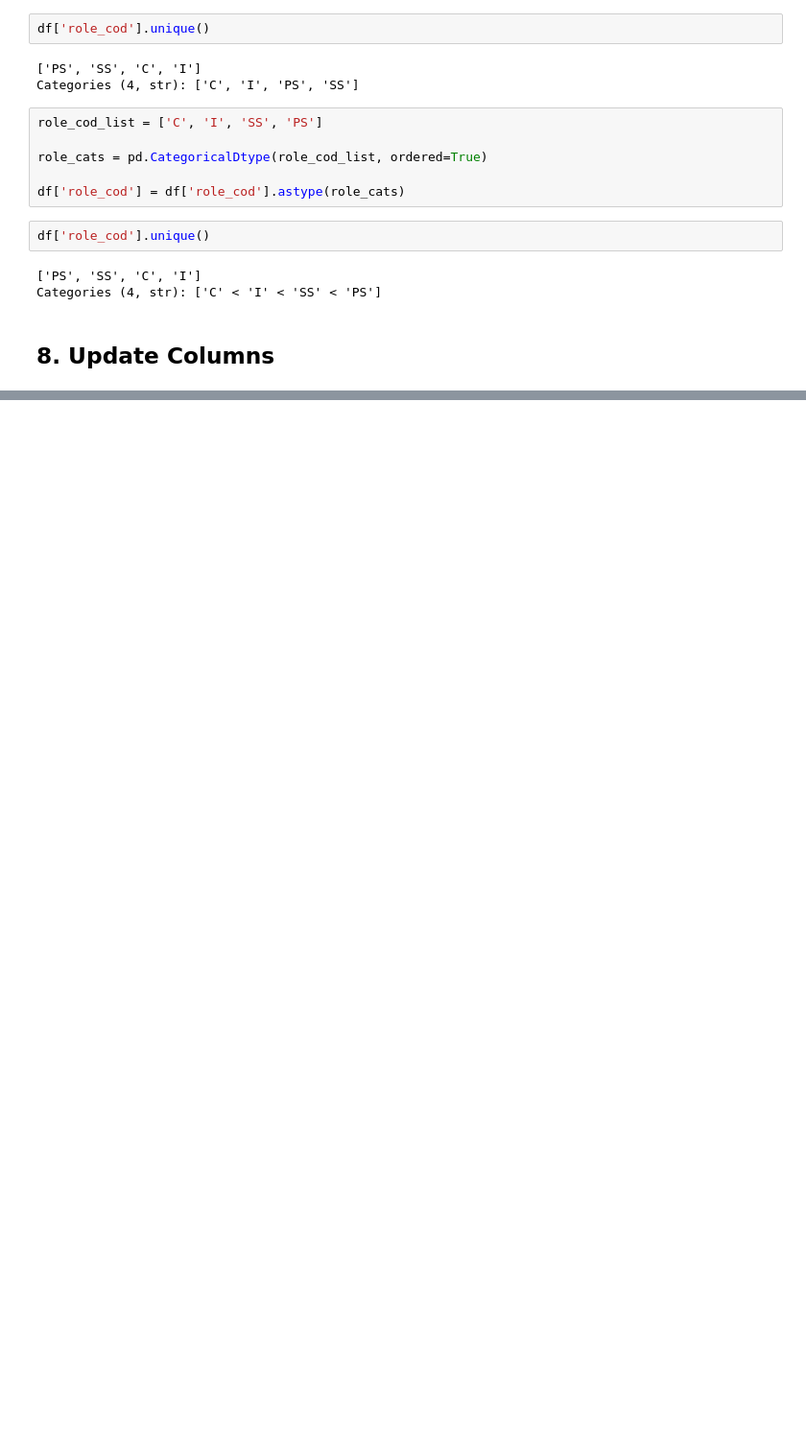
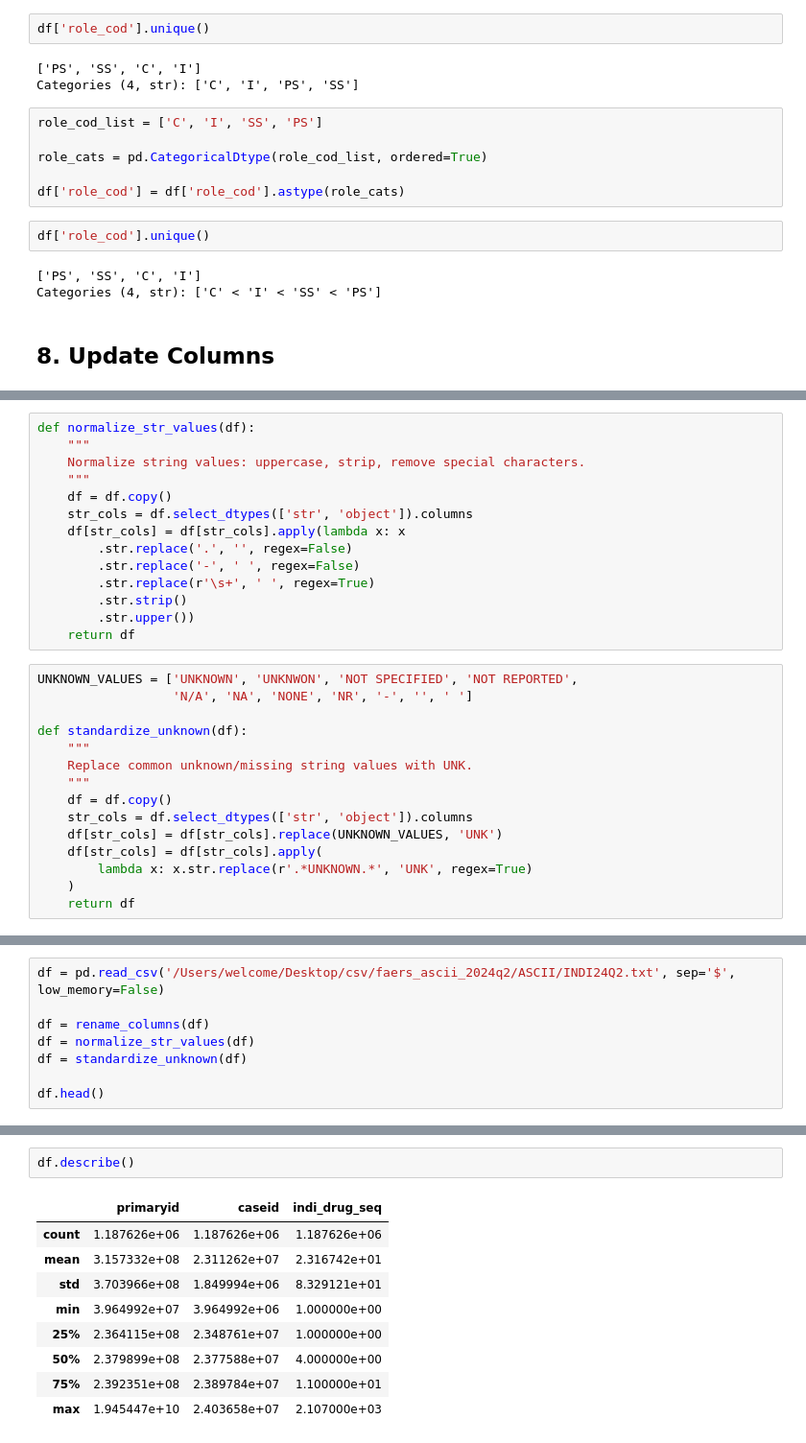
Before and after one commit to zlnvsky/drug-safety-analytics, a Jupyter notebook: notebooks/Untitled.ipynb, the cells around one changed output, grey strips where cells are left out. Shown at 96% size. Saved outputs shown, nothing was run; the diff lists cells and outputs as text; blank space fills up the shorter version.

```diff
--- a/notebooks/Untitled.ipynb
+++ b/notebooks/Untitled.ipynb
@@ -1054,0 +1074,29 @@ df
+# %%
+def normalize_str_values(df):
+    """
+    Normalize string values: uppercase, strip, remove special characters.
+    """
+    df = df.copy()
+    str_cols = df.select_dtypes(['str', 'object']).columns
+    df[str_cols] = df[str_cols].apply(lambda x: x
+        .str.replace('.', '', regex=False)
+        .str.replace('-', ' ', regex=False)
+        .str.replace(r'\s+', ' ', regex=True)
+        .str.strip()
+        .str.upper())
+    return df
+# %%
+UNKNOWN_VALUES = ['UNKNOWN', 'UNKNWON', 'NOT SPECIFIED', 'NOT REPORTED',
+                  'N/A', 'NA', 'NONE', 'NR', '-', '', ' ']
+
+def standardize_unknown(df):
+    """
+    Replace common unknown/missing string values with UNK.
+    """
+    df = df.copy()
+    str_cols = df.select_dtypes(['str', 'object']).columns
+    df[str_cols] = df[str_cols].replace(UNKNOWN_VALUES, 'UNK')
+    df[str_cols] = df[str_cols].apply(
+        lambda x: x.str.replace(r'.*UNKNOWN.*', 'UNK', regex=True)
+    )
+    return df
@@ -1054,0 +1105,8 @@ df
+# %%
+df = pd.read_csv('/Users/welcome/Desktop/csv/faers_ascii_2024q2/ASCII/INDI24Q2.txt', sep='$', low_memory=False)
+
+df = rename_columns(df)
+df = normalize_str_values(df)
+df = standardize_unknown(df)
+
+df.head()
@@ -1054,0 +1127,12 @@ df
+# %%
+df.describe()
+# %% [output]
+|  | primaryid | caseid | indi_drug_seq |
+| count | 1.187626e+06 | 1.187626e+06 | 1.187626e+06 |
+| mean | 3.157332e+08 | 2.311262e+07 | 2.316742e+01 |
+| std | 3.703966e+08 | 1.849994e+06 | 8.329121e+01 |
+| min | 3.964992e+07 | 3.964992e+06 | 1.000000e+00 |
+| 25% | 2.364115e+08 | 2.348761e+07 | 1.000000e+00 |
+| 50% | 2.379899e+08 | 2.377588e+07 | 4.000000e+00 |
+| 75% | 2.392351e+08 | 2.389784e+07 | 1.100000e+01 |
+| max | 1.945447e+10 | 2.403658e+07 | 2.107000e+03 |
```
Also changed, not shown: parts of 38 cells of this notebook, 9 other files.
